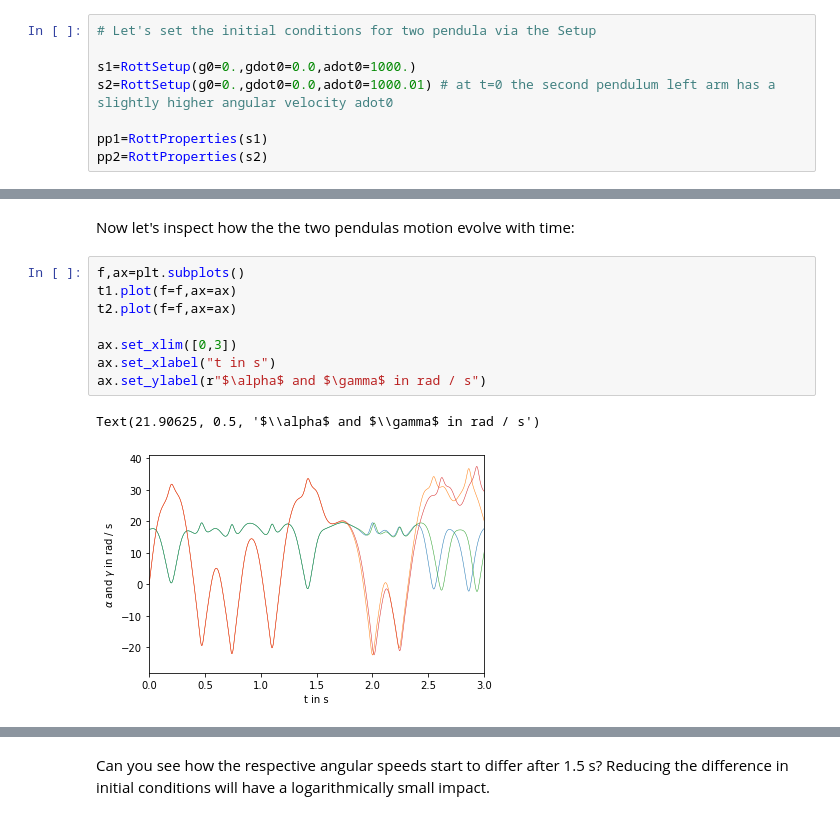
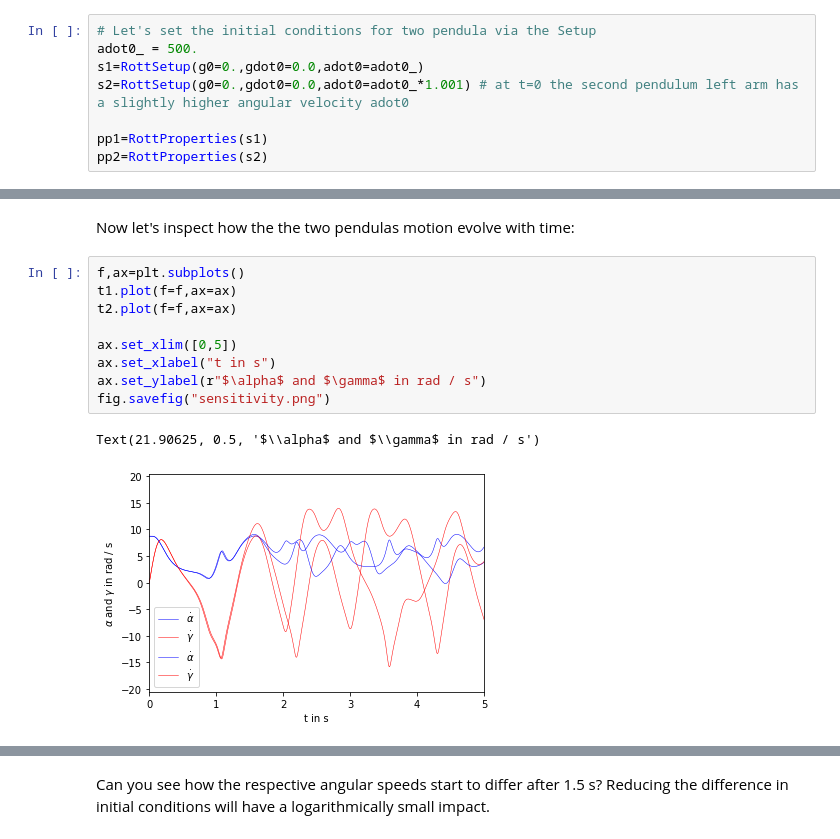
Before and after one commit to AdelImamovic/rott-pendulum, a Jupyter notebook: demo.ipynb, the cells around one changed output, grey strips where cells are left out. Cells and saved outputs as stored; diff of their text form.

```diff
--- a/demo.ipynb
+++ b/demo.ipynb
@@ -9,8 +28,8 @@ The autoreload extension is already loaded. To reload it, use:
 # %%
 # Let's set the initial conditions for two pendula via the Setup
-
-s1=RottSetup(g0=0.,gdot0=0.0,adot0=1000.)
-s2=RottSetup(g0=0.,gdot0=0.0,adot0=1000.01) # at t=0 the second pendulum left arm has a slightly higher angular velocity adot0
+adot0_ = 500.
+s1=RottSetup(g0=0.,gdot0=0.0,adot0=adot0_)
+s2=RottSetup(g0=0.,gdot0=0.0,adot0=adot0_*1.001) # at t=0 the second pendulum left arm has a slightly higher angular velocity adot0
 
 pp1=RottProperties(s1)
 pp2=RottProperties(s2)
@@ -25,11 +44,12 @@ Now let's inspect how the the two pendulas motion evolve with time:
 # %%
 f,ax=plt.subplots()
 t1.plot(f=f,ax=ax)
 t2.plot(f=f,ax=ax)
 
-ax.set_xlim([0,3])
+ax.set_xlim([0,5])
 ax.set_xlabel("t in s")
 ax.set_ylabel(r"$\alpha$ and $\gamma$ in rad / s")
+fig.savefig("sensitivity.png")
 # %% [output]
 Text(21.90625, 0.5, '$\\alpha$ and $\\gamma$ in rad / s')
-[figure, old version]
+[figure, new version]
```
Also changed, not shown: parts of 10 cells of this notebook, 7 other files.
